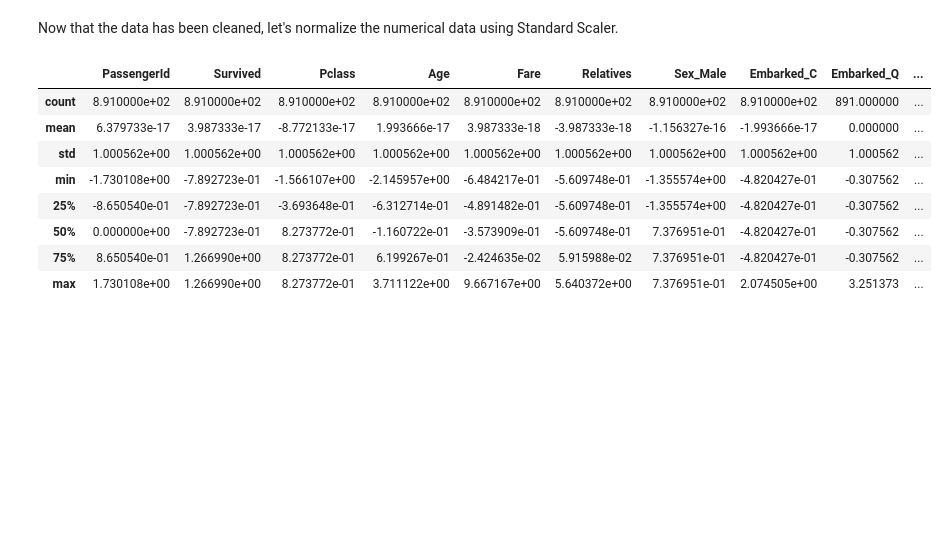
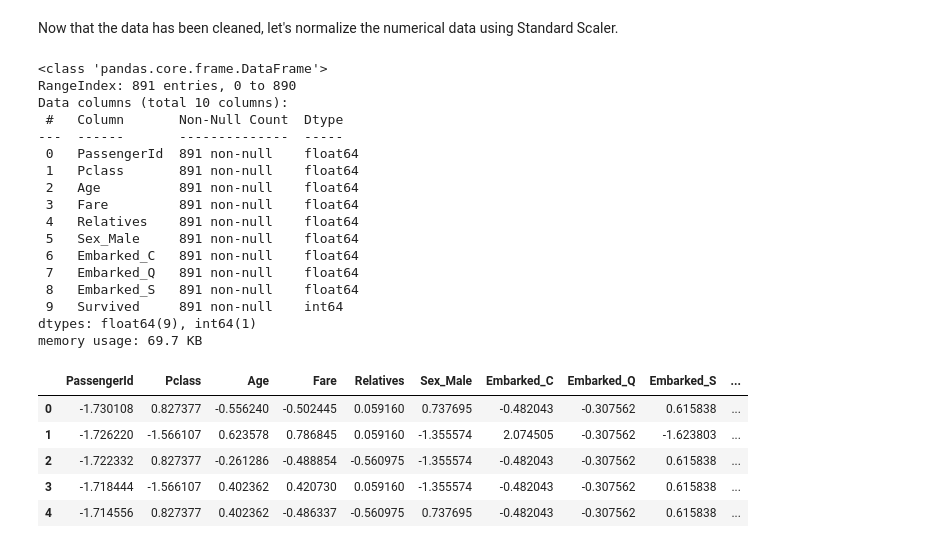
Before and after one commit to rakin23/unsupervised-week5, a Jupyter notebook: my_final.ipynb, the cells around one changed output. Cells and saved outputs as stored; diff of their text form; code cells hidden in the pictures; blank space fills up the shorter version.

```diff
--- a/my_final.ipynb
+++ b/my_final.ipynb
@@ -280,17 +262,37 @@ Now that the data has been cleaned, let's normalize the numerical data using Sta
 # %%
 from sklearn.preprocessing import StandardScaler
 
-train_numerical_features = list(train_data_clean.select_dtypes(include=['int64', 'float64']).columns)
-standard_scaler = StandardScaler()
-train_data_scaled = train_data_clean.copy()
-train_data_scaled[train_numerical_features] = standard_scaler.fit_transform(train_data_scaled[train_numerical_features])
+def scale_data(data_input):
+    data = data_input.copy()
+    data_numerical_features = list(data.select_dtypes(include=['int64', 'float64']).columns)
+    standard_scaler = StandardScaler()
+    data[data_numerical_features] = standard_scaler.fit_transform(data[data_numerical_features])
+    return data
+
+train_data_clean_without_survived = train_data_clean.drop(['Survived'], axis=1)
+train_data_scaled = scale_data(train_data_clean_without_survived)
+train_data_scaled['Survived'] = train_data['Survived'] # Add back in the unscaled "survived" data
 # %% [output]
+<class 'pandas.core.frame.DataFrame'>
+RangeIndex: 891 entries, 0 to 890
+Data columns (total 10 columns):
+ #   Column       Non-Null Count  Dtype
+---  ------       --------------  -----
+ 0   PassengerId  891 non-null    float64
+ 1   Pclass       891 non-null    float64
+ 2   Age          891 non-null    float64
+ 3   Fare         891 non-null    float64
+ 4   Relatives    891 non-null    float64
+ 5   Sex_Male     891 non-null    float64
+ 6   Embarked_C   891 non-null    float64
+ 7   Embarked_Q   891 non-null    float64
+ 8   Embarked_S   891 non-null    float64
+ 9   Survived     891 non-null    int64
+dtypes: float64(9), int64(1)
+memory usage: 69.7 KB
-|  | PassengerId | Survived | Pclass | Age | Fare | Relatives | Sex_Male | Embarked_C | Embarked_Q | ... |
-| count | 8.910000e+02 | 8.910000e+02 | 8.910000e+02 | 8.910000e+02 | 8.910000e+02 | 8.910000e+02 | 8.910000e+02 | 8.910000e+02 | 891.000000 | ... |
-| mean | 6.379733e-17 | 3.987333e-17 | -8.772133e-17 | 1.993666e-17 | 3.987333e-18 | -3.987333e-18 | -1.156327e-16 | -1.993666e-17 | 0.000000 | ... |
-| std | 1.000562e+00 | 1.000562e+00 | 1.000562e+00 | 1.000562e+00 | 1.000562e+00 | 1.000562e+00 | 1.000562e+00 | 1.000562e+00 | 1.000562 | ... |
-| min | -1.730108e+00 | -7.892723e-01 | -1.566107e+00 | -2.145957e+00 | -6.484217e-01 | -5.609748e-01 | -1.355574e+00 | -4.820427e-01 | -0.307562 | ... |
-| 25% | -8.650540e-01 | -7.892723e-01 | -3.693648e-01 | -6.312714e-01 | -4.891482e-01 | -5.609748e-01 | -1.355574e+00 | -4.820427e-01 | -0.307562 | ... |
-| 50% | 0.000000e+00 | -7.892723e-01 | 8.273772e-01 | -1.160722e-01 | -3.573909e-01 | -5.609748e-01 | 7.376951e-01 | -4.820427e-01 | -0.307562 | ... |
-| 75% | 8.650540e-01 | 1.266990e+00 | 8.273772e-01 | 6.199267e-01 | -2.424635e-02 | 5.915988e-02 | 7.376951e-01 | -4.820427e-01 | -0.307562 | ... |
-| max | 1.730108e+00 | 1.266990e+00 | 8.273772e-01 | 3.711122e+00 | 9.667167e+00 | 5.640372e+00 | 7.376951e-01 | 2.074505e+00 | 3.251373 | ... |
+|  | PassengerId | Pclass | Age | Fare | Relatives | Sex_Male | Embarked_C | Embarked_Q | Embarked_S | ... |
+| 0 | -1.730108 | 0.827377 | -0.556240 | -0.502445 | 0.059160 | 0.737695 | -0.482043 | -0.307562 | 0.615838 | ... |
+| 1 | -1.726220 | -1.566107 | 0.623578 | 0.786845 | 0.059160 | -1.355574 | 2.074505 | -0.307562 | -1.623803 | ... |
+| 2 | -1.722332 | 0.827377 | -0.261286 | -0.488854 | -0.560975 | -1.355574 | -0.482043 | -0.307562 | 0.615838 | ... |
+| 3 | -1.718444 | -1.566107 | 0.402362 | 0.420730 | 0.059160 | -1.355574 | -0.482043 | -0.307562 | 0.615838 | ... |
+| 4 | -1.714556 | 0.827377 | 0.402362 | -0.486337 | -0.560975 | 0.737695 | -0.482043 | -0.307562 | 0.615838 | ... |
```
Also changed, not shown: parts of 14 cells of this notebook.
